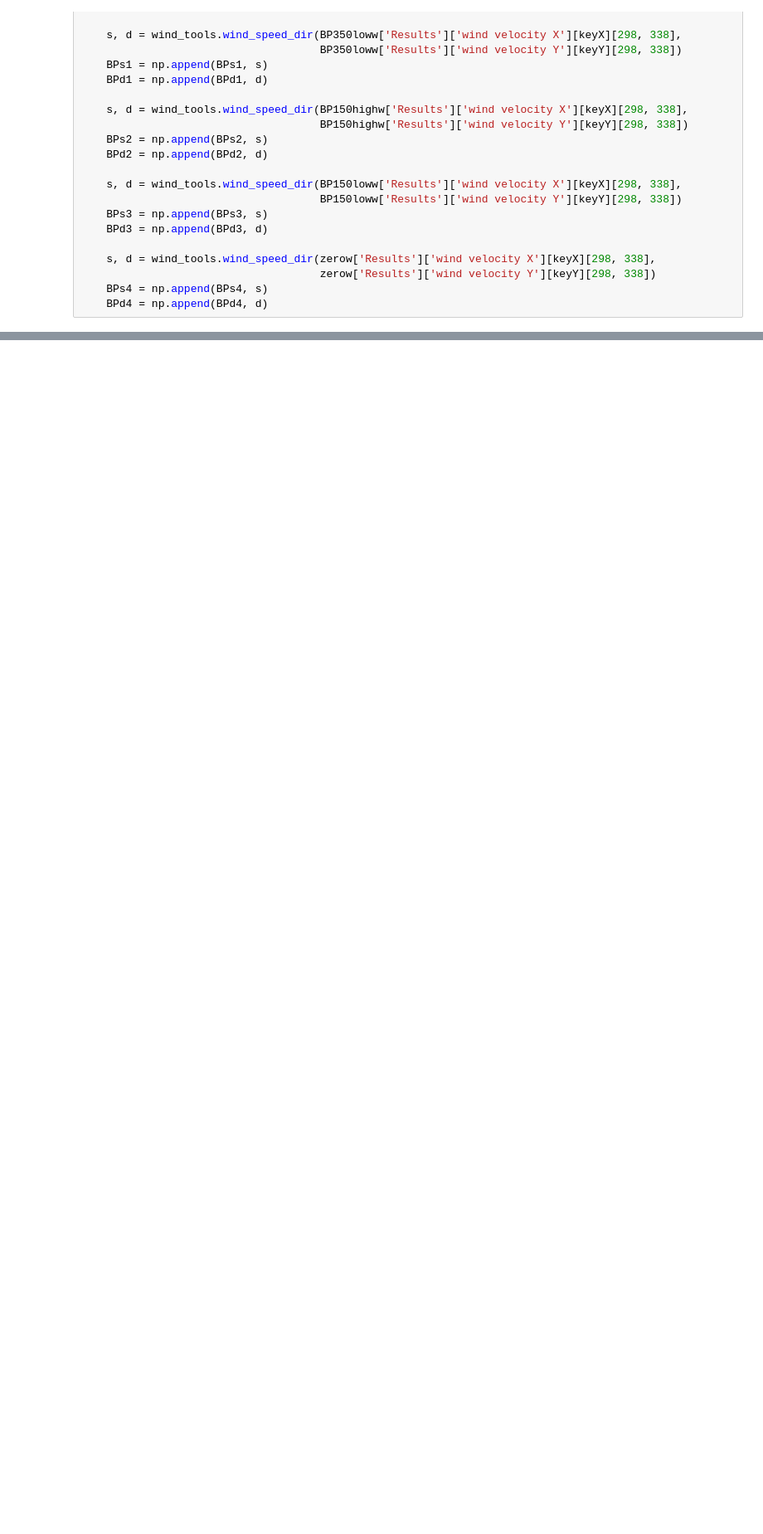
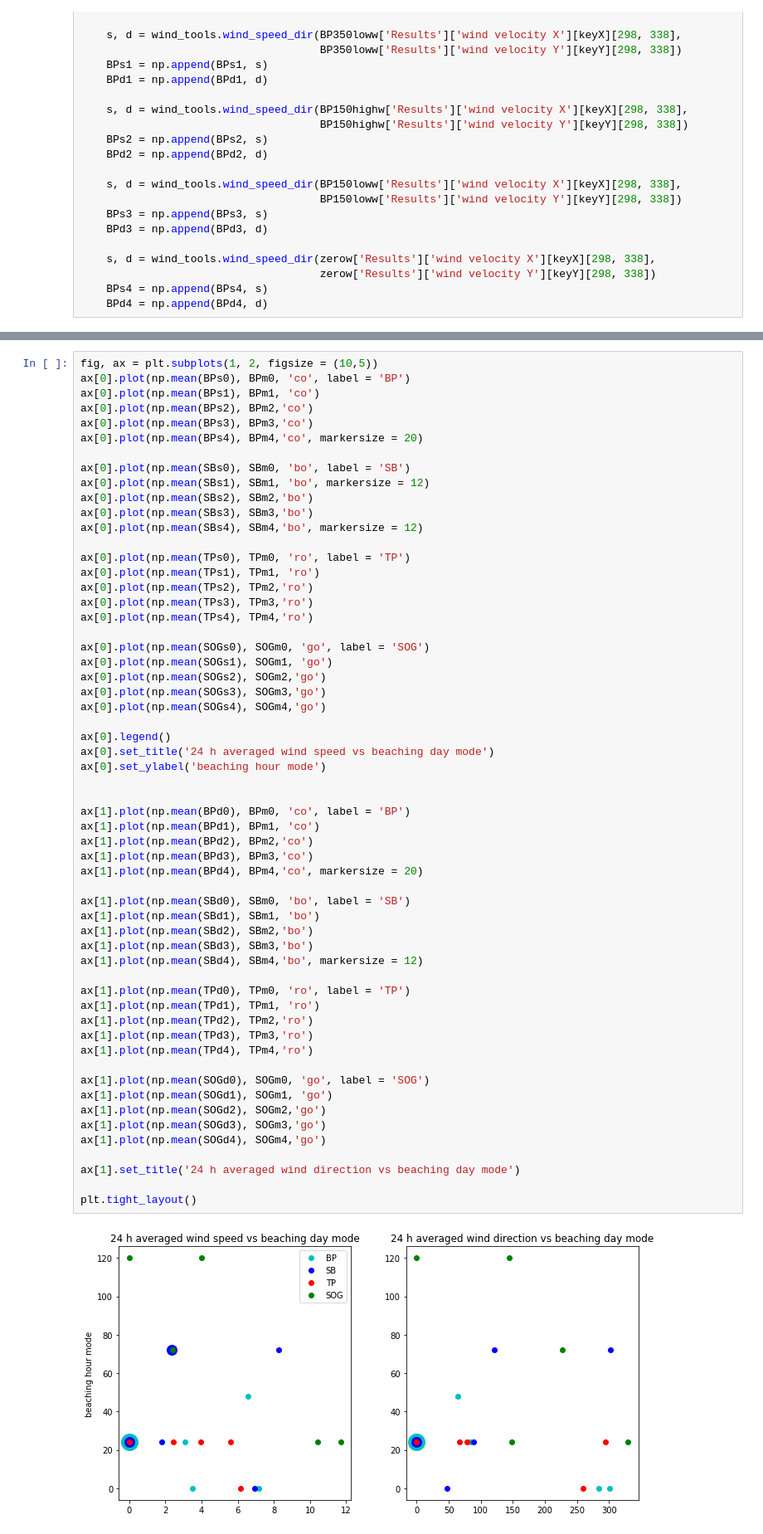
Before and after one commit to SalishSeaCast/analysis-vicky, a Jupyter notebook: notebooks/ScatterPlots.ipynb, the cells around one changed output, grey strips where cells are left out. Shown at 83% size. Cells and saved outputs as stored; diff of their text form; blank space fills up the shorter version.

```diff
--- a/notebooks/ScatterPlots.ipynb
+++ b/notebooks/ScatterPlots.ipynb
@@ -394,0 +408,60 @@ plt.tight_layout()
+# %%
+fig, ax = plt.subplots(1, 2, figsize = (10,5))
+ax[0].plot(np.mean(BPs0), BPm0, 'co', label = 'BP')
+ax[0].plot(np.mean(BPs1), BPm1, 'co')
+ax[0].plot(np.mean(BPs2), BPm2,'co')
+ax[0].plot(np.mean(BPs3), BPm3,'co')
+ax[0].plot(np.mean(BPs4), BPm4,'co', markersize = 20)
+
+ax[0].plot(np.mean(SBs0), SBm0, 'bo', label = 'SB')
+ax[0].plot(np.mean(SBs1), SBm1, 'bo', markersize = 12)
+ax[0].plot(np.mean(SBs2), SBm2,'bo')
+ax[0].plot(np.mean(SBs3), SBm3,'bo')
+ax[0].plot(np.mean(SBs4), SBm4,'bo', markersize = 12)
+
+ax[0].plot(np.mean(TPs0), TPm0, 'ro', label = 'TP')
+ax[0].plot(np.mean(TPs1), TPm1, 'ro')
+ax[0].plot(np.mean(TPs2), TPm2,'ro')
+ax[0].plot(np.mean(TPs3), TPm3,'ro')
+ax[0].plot(np.mean(TPs4), TPm4,'ro')
+
+ax[0].plot(np.mean(SOGs0), SOGm0, 'go', label = 'SOG')
+ax[0].plot(np.mean(SOGs1), SOGm1, 'go')
+ax[0].plot(np.mean(SOGs2), SOGm2,'go')
+ax[0].plot(np.mean(SOGs3), SOGm3,'go')
+ax[0].plot(np.mean(SOGs4), SOGm4,'go')
+
+ax[0].legend()
+ax[0].set_title('24 h averaged wind speed vs beaching day mode')
+ax[0].set_ylabel('beaching hour mode')
+
+
+ax[1].plot(np.mean(BPd0), BPm0, 'co', label = 'BP')
+ax[1].plot(np.mean(BPd1), BPm1, 'co')
+ax[1].plot(np.mean(BPd2), BPm2,'co')
+ax[1].plot(np.mean(BPd3), BPm3,'co')
+ax[1].plot(np.mean(BPd4), BPm4,'co', markersize = 20)
+
+ax[1].plot(np.mean(SBd0), SBm0, 'bo', label = 'SB')
+ax[1].plot(np.mean(SBd1), SBm1, 'bo')
+ax[1].plot(np.mean(SBd2), SBm2,'bo')
+ax[1].plot(np.mean(SBd3), SBm3,'bo')
+ax[1].plot(np.mean(SBd4), SBm4,'bo', markersize = 12)
+
+ax[1].plot(np.mean(TPd0), TPm0, 'ro', label = 'TP')
+ax[1].plot(np.mean(TPd1), TPm1, 'ro')
+ax[1].plot(np.mean(TPd2), TPm2,'ro')
+ax[1].plot(np.mean(TPd3), TPm3,'ro')
+ax[1].plot(np.mean(TPd4), TPm4,'ro')
+
+ax[1].plot(np.mean(SOGd0), SOGm0, 'go', label = 'SOG')
+ax[1].plot(np.mean(SOGd1), SOGm1, 'go')
+ax[1].plot(np.mean(SOGd2), SOGm2,'go')
+ax[1].plot(np.mean(SOGd3), SOGm3,'go')
+ax[1].plot(np.mean(SOGd4), SOGm4,'go')
+
+ax[1].set_title('24 h averaged wind direction vs beaching day mode')
+
+plt.tight_layout()
+# %% [output]
+[figure, added]
```
Also changed, not shown: parts of 10 cells of this notebook.
